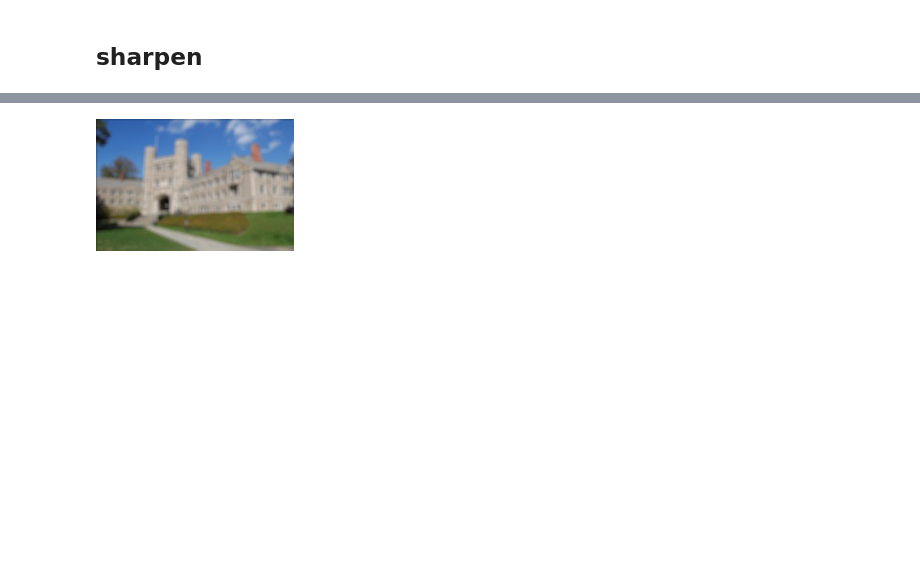
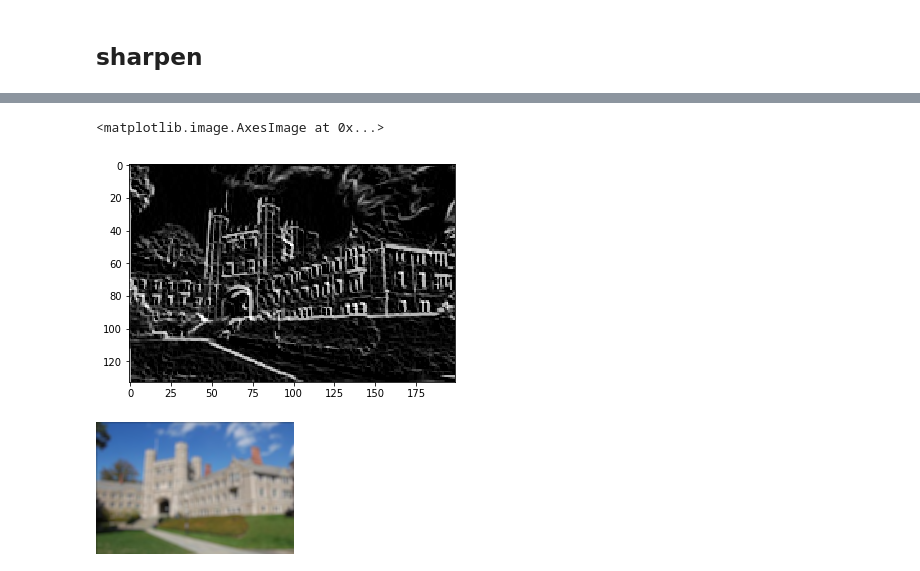
Before and after one commit to CS-savvy/image_filters, a Jupyter notebook: Untitled.ipynb, the cells around one changed output, grey strips where cells are left out. Drawn from its saved outputs; the diff is of its cells as text; code cells hidden in the pictures; blank space fills up the shorter version.

```diff
--- a/Untitled.ipynb
+++ b/Untitled.ipynb
@@ -119,3 +126,23 @@ for i in range(h):
+# %%
+Gx = np.array([[-1,0,1],[-2,0,2],[-1,0,+1]])
+Gy = np.array([[1,2,1],[0,0,0],[-1,-2,-1]])
+# %%
+img_org = np.asarray(Image.open('input/princeton_small.jpg'))
+h,w = img_org.shape[:2]
+img_gray = 0.30*img_org[:,:,0] + 0.59*img_org[:,:,1] + 0.11*img_org[:,:,2]
+# %%
+h_edge = convolve_channel(Gx,img_gray)
+v_edge = convolve_channel(Gy,img_gray)
+clamp_vec = np.vectorize(clamp)
+h_edge = clamp_vec(h_edge)
+v_edge = clamp_vec(v_edge)
+
+edge = np.sqrt(h_edge**2 + v_edge**2)
+# %%
+plt.imshow(edge,cmap='gray')
+# %% [output]
+<matplotlib.image.AxesImage at 0x...>
+[figure, added]
 # %%
 im = Image.fromarray(np.uint8(img_final*255))
 #im.save('output/saved.jpg')
```
Also changed, not shown: parts of 2 cells of this notebook, 16 other files.
